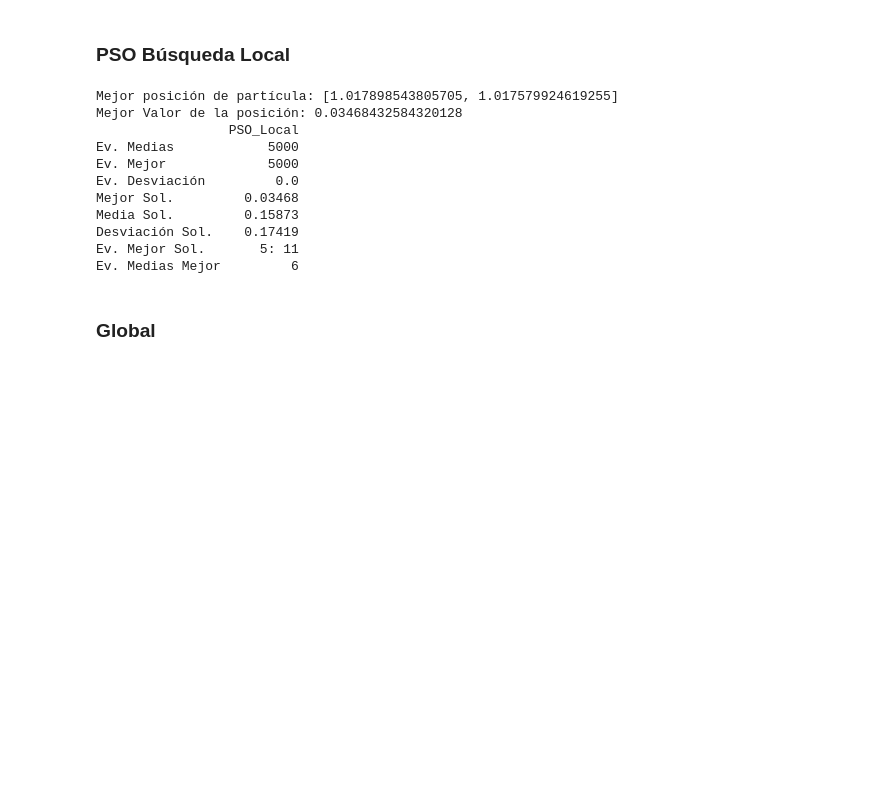
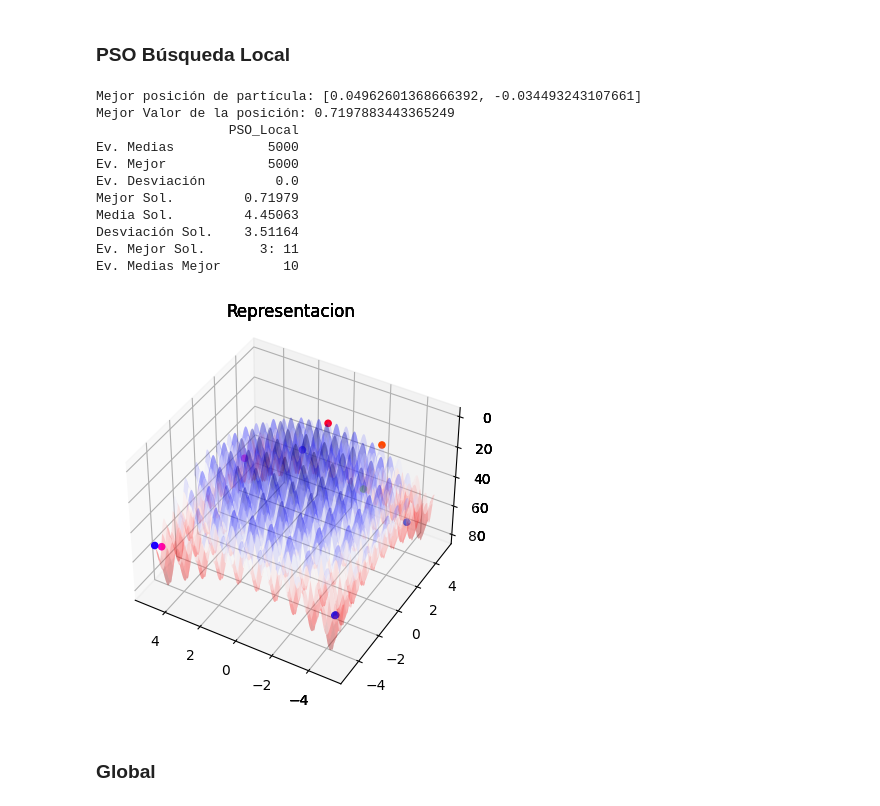
Before and after one commit to GrunCrow/Optimization_Solar_Plant, a Jupyter notebook: 2_Particle_Clouds/2_particle_clouds._notebook.ipynb, the cells around one changed output. Drawn from its saved outputs; the diff is of its cells as text; code cells hidden in the pictures; blank space fills up the shorter version.

```diff
--- a/2_Particle_Clouds/2_particle_clouds._notebook.ipynb
+++ b/2_Particle_Clouds/2_particle_clouds._notebook.ipynb
@@ -69,6 +69,8 @@ def evaluar_algoritmo(algorithm_name, n_particulas = 10, w = 0.729, phi1 = 1.494
         if algorithm_name == pso_local:
             solucion_mejor, valor_mejor, particulas, contador_evaluaciones, mejores_valores = pso_busqueda_local(n_particulas = n_particulas, w = w, phi1 = phi1, phi2 = phi2, funcion = funcion, tf = tf, vmax = vmax, semilla = semilla)
 
+            representar_3d(particulas = particulas, funcion_name = funcion)
+
             if valor_mejor < mej_val:
                 mej_sol = solucion_mejor
                 mej_val = valor_mejor
@@ -79,12 +81,25 @@ def evaluar_algoritmo(algorithm_name, n_particulas = 10, w = 0.729, phi1 = 1.494
         elif algorithm_name == pso_global:
             solucion_mejor, valor_mejor, particulas, contador_evaluaciones, mejores_valores = pso_busqueda_global(n_particulas = n_particulas, w = w, phi1 = phi1, phi2 = phi2, funcion = funcion, tf = tf, vmax = vmax, semilla = semilla)
 
+            representar_3d(particulas = particulas, funcion_name = funcion)
+
             if valor_mejor < mej_val:
                 mej_sol = solucion_mejor
                 mej_val = valor_mejor
             # img_name = str(algorithm_name + " (" + str(parametros[0]) + " max. eval.) (Semilla " + str(semilla) + ")")
             # representar_evolucion_algoritmo(totales_dineros, img_name=img_name)
             # funcion_evaluacion(solucion, representar=True, img_name=img_name)
+
+        elif algorithm_name == mejor_name:
+            solucion_mejor, valor_mejor, particulas, contador_evaluaciones, mejores_valores = busqueda_local_mejor(n_particulas = n_particulas, w = w, phi1 = phi1, phi2 = phi2, funcion = funcion, tf = tf, vmax = vmax, semilla = semilla)
+
+            if valor_mejor < mej_val:
+                mej_sol = solucion_mejor
+                mej_val = valor_mejor
+            # img_name = str(algorithm_name + " (" + str(parametros[0]) + " max. eval.) (Semilla " + str(semilla) + ")")
+            # representar_evolucion_algoritmo(totales_dineros, img_name=img_name)
+            # funcion_evaluacion(solucion, representar=True, img_name=img_name)
+
         else:
             solucion_mejor, valor_mejor, particulas, contador_evaluaciones, mejores_valores = busqueda_local_mejor(max_evaluaciones=parametros[0], solucion_inicial=sol_inicial, granularidad = parametros[1])
             print("Se ha ejecutado el predeterminado: El Mejor")
@@ -308,31 +447,32 @@ def pso_busqueda_local(n_particulas = 10, w = 0.729, phi1 = 1.49445, phi2 = 1.49
 # %%
 n_particulas = 10
 w = 0.729
 phi1 = 1.49445
 phi2 = 1.49445
-funcion = "rosenbrok"
+funcion = "rastringin"
 tf = 100
 vmax = 0.1
 
 algorithm_name = pso_local
 
 Algorithms_names.append(algorithm_name)
 
 pso_local_data = evaluar_algoritmo(algorithm_name, n_particulas = n_particulas, w = w, phi1 = phi1, phi2 = phi2, funcion = funcion, tf = tf, vmax = vmax)
 
 Data.append(pso_local_data)
 # %% [output]
-Mejor posición de partícula: [1.017898543805705, 1.017579924619255]
-Mejor Valor de la posición: 0.03468432584320128
+Mejor posición de partícula: [0.04962601368666392, -0.034493243107661]
+Mejor Valor de la posición: 0.7197883443365249
                  PSO_Local
 Ev. Medias            5000
 Ev. Mejor             5000
 Ev. Desviación         0.0
-Mejor Sol.         0.03468
-Media Sol.         0.15873
-Desviación Sol.    0.17419
-Ev. Mejor Sol.       5: 11
-Ev. Medias Mejor         6
+Mejor Sol.         0.71979
+Media Sol.         4.45063
+Desviación Sol.    3.51164
+Ev. Mejor Sol.       3: 11
+Ev. Medias Mejor        10
+[figure, added]
 # %% [markdown]
 ### Global
 # %%
```
Also changed, not shown: parts of 4 cells of this notebook.
